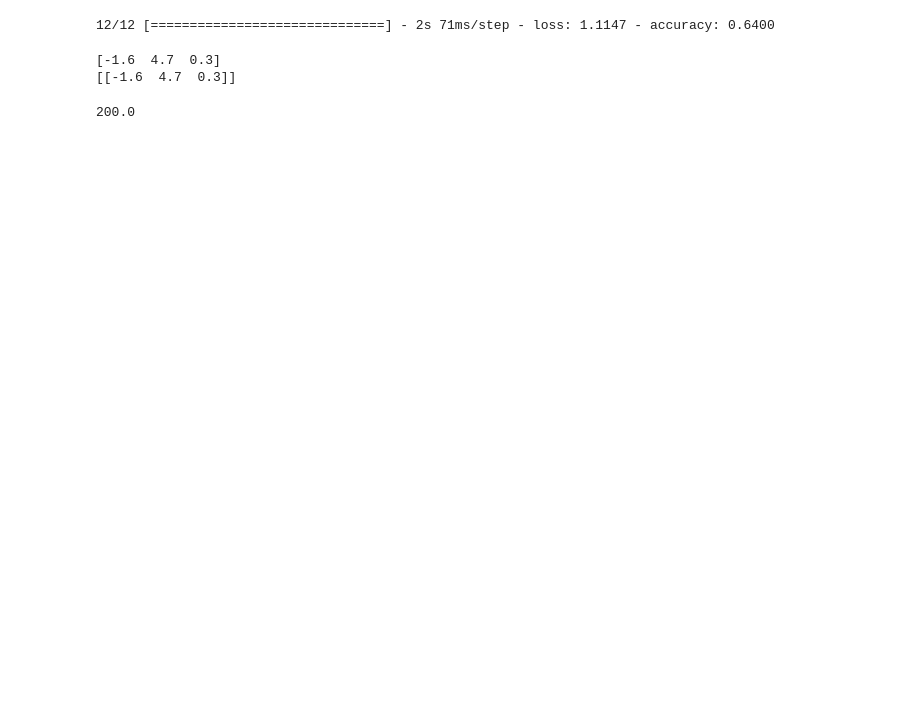
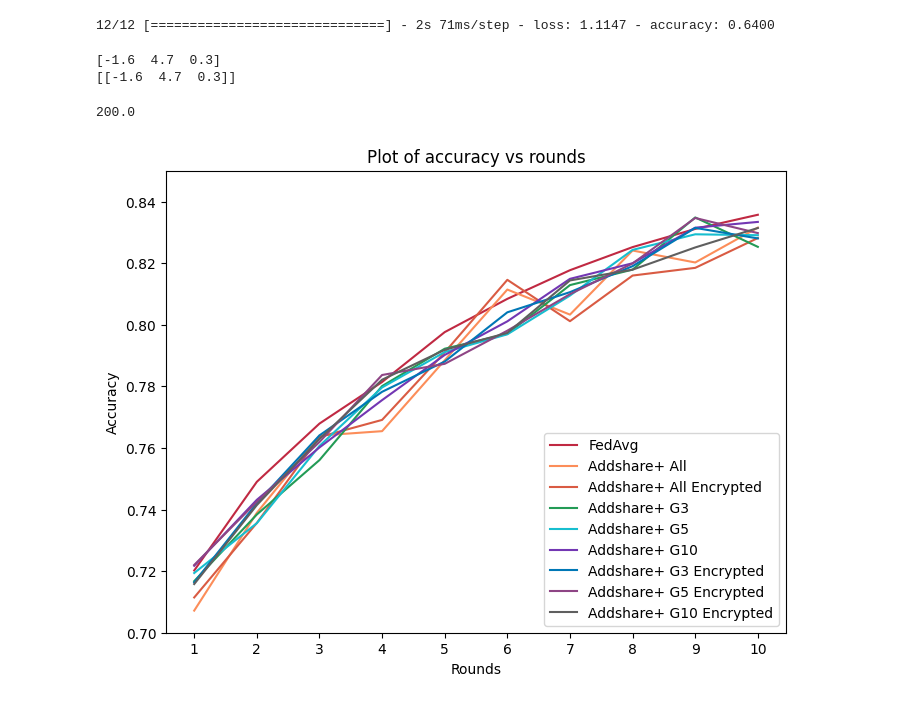
Before and after one commit to baasare/addshare, a Jupyter notebook: main.ipynb, the cells around one changed output. Saved outputs shown, nothing was run; the diff lists cells and outputs as text; code cells hidden in the pictures; blank space fills up the shorter version.

```diff
--- a/main.ipynb
+++ b/main.ipynb
@@ -238,0 +463,9 @@ print(sum([200 / 5] * 5))
+# %%
+addshare_plus_all_acc = vary_values(addshare_plus_all_acc)
+addshare_plus_all_encrypted_acc = vary_values(addshare_plus_all_encrypted_acc)
+addshare_plus_server_3_acc = vary_values(addshare_plus_server_3_acc)
+addshare_plus_server_5_acc = vary_values(addshare_plus_server_5_acc)
+addshare_plus_server_10_acc = vary_values(addshare_plus_server_10_acc)
+addshare_plus_server_encrypted_3_acc = vary_values(addshare_plus_server_encrypted_3_acc)
+addshare_plus_server_encrypted_5_acc = vary_values(addshare_plus_server_encrypted_5_acc)
+addshare_plus_server_encrypted_10_acc = vary_values(addshare_plus_server_encrypted_10_acc)
@@ -238,0 +481,37 @@ print(sum([200 / 5] * 5))
+# %%
+import matplotlib.pyplot as plt
+import numpy as np
+
+x = [1, 2, 3, 4, 5, 6, 7, 8, 9, 10]
+# Create the plot
+plt.figure(figsize=(8, 6))
+
+# Plot the lines with different colors and labels
+plt.plot(x, fedavg_acc, label='FedAvg', color='#c02942')
+plt.plot(x, addshare_plus_all_acc, label='Addshare+ All', color='#fc8d59')
+plt.plot(x, addshare_plus_all_encrypted_acc, label='Addshare+ All Encrypted', color='#d95b43')
+plt.plot(x, addshare_plus_server_3_acc, label='Addshare+ G3', color='#239b56')
+plt.plot(x, addshare_plus_server_5_acc, label='Addshare+ G5', color='#17becf')
+plt.plot(x, addshare_plus_server_10_acc, label='Addshare+ G10', color='#7337b3')
+plt.plot(x, addshare_plus_server_encrypted_3_acc, label='Addshare+ G3 Encrypted', color='#0077b6')
+plt.plot(x, addshare_plus_server_encrypted_5_acc, label='Addshare+ G5 Encrypted', color='#8e4585')
+plt.plot(x, addshare_plus_server_encrypted_10_acc, label='Addshare+ G10 Encrypted', color='#5f5f5f')
+
+# Add labels and title
+plt.xlabel('Rounds')
+plt.ylabel('Accuracy')
+plt.title('Plot of accuracy vs rounds')
+plt.ylim(0.7, 0.85)
+plt.xticks(np.arange(min(x), max(x) + 1, step=1))
+
+# Add legend
+plt.legend()
+
+# Save plot a s a png
+plt.savefig("poster_fmnist_acc.png")
+
+# Show the plot
+plt.grid(False)
+plt.show()
+# %% [output]
+[figure, added]
```
Also changed, not shown: parts of 9 cells of this notebook, 16 other files.
